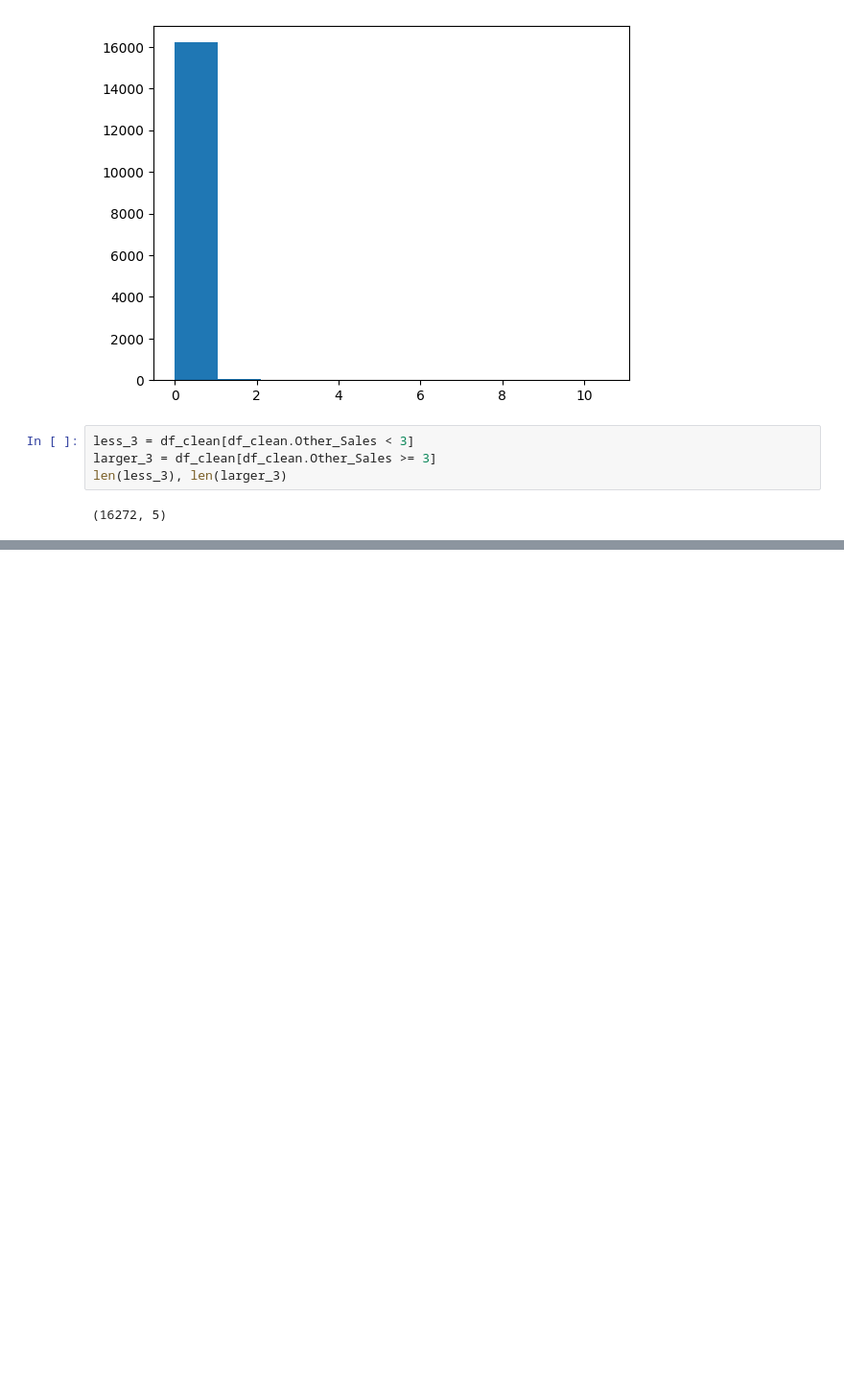
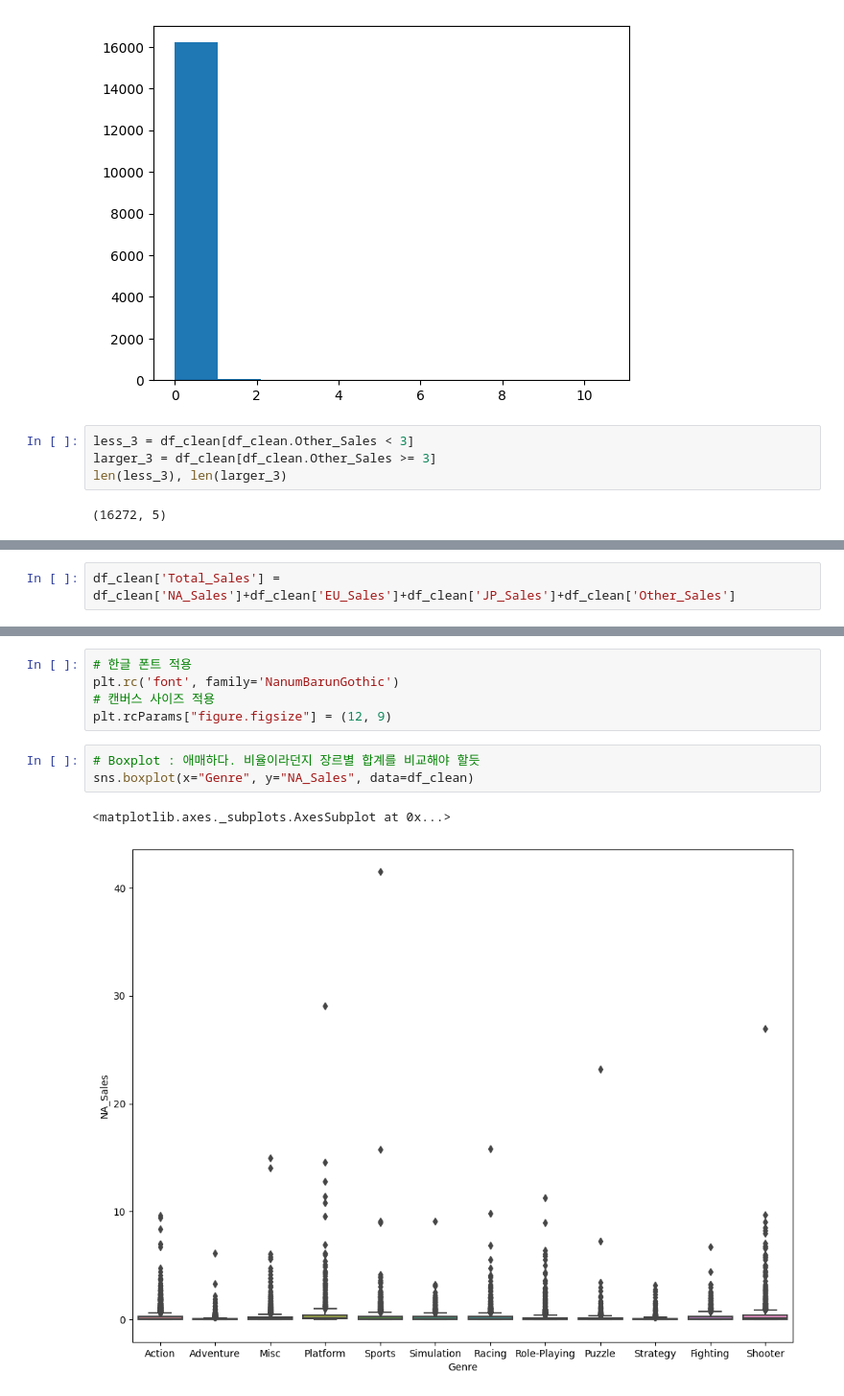
Before and after one commit to dhwan-dj/AIB16_Section1-project, a Jupyter notebook: S1_PJT_AI_16_김동환.ipynb, the cells around one changed output, grey strips where cells are left out. Shown: that part at 96% size. Cells and saved outputs as stored; diff of their text form; blank space fills up the shorter version.

```diff
--- a/S1_PJT_AI_16_김동환.ipynb
+++ b/S1_PJT_AI_16_김동환.ipynb
@@ -532,0 +536,2 @@ df_clean[df_clean.Other_Sales >= 3]
+# %%
+df_clean['Total_Sales'] = df_clean['NA_Sales']+df_clean['EU_Sales']+df_clean['JP_Sales']+df_clean['Other_Sales']
@@ -532,0 +560,11 @@ df_clean[df_clean.Other_Sales >= 3]
+# %%
+# 한글 폰트 적용
+plt.rc('font', family='NanumBarunGothic')
+# 캔버스 사이즈 적용
+plt.rcParams["figure.figsize"] = (12, 9)
+# %%
+# Boxplot : 애매하다. 비율이라던지 장르별 합계를 비교해야 할듯
+sns.boxplot(x="Genre", y="NA_Sales", data=df_clean)
+# %% [output]
+<matplotlib.axes._subplots.AxesSubplot at 0x...>
+[figure, added]
```
Also changed, not shown: parts of 11 cells of this notebook.
